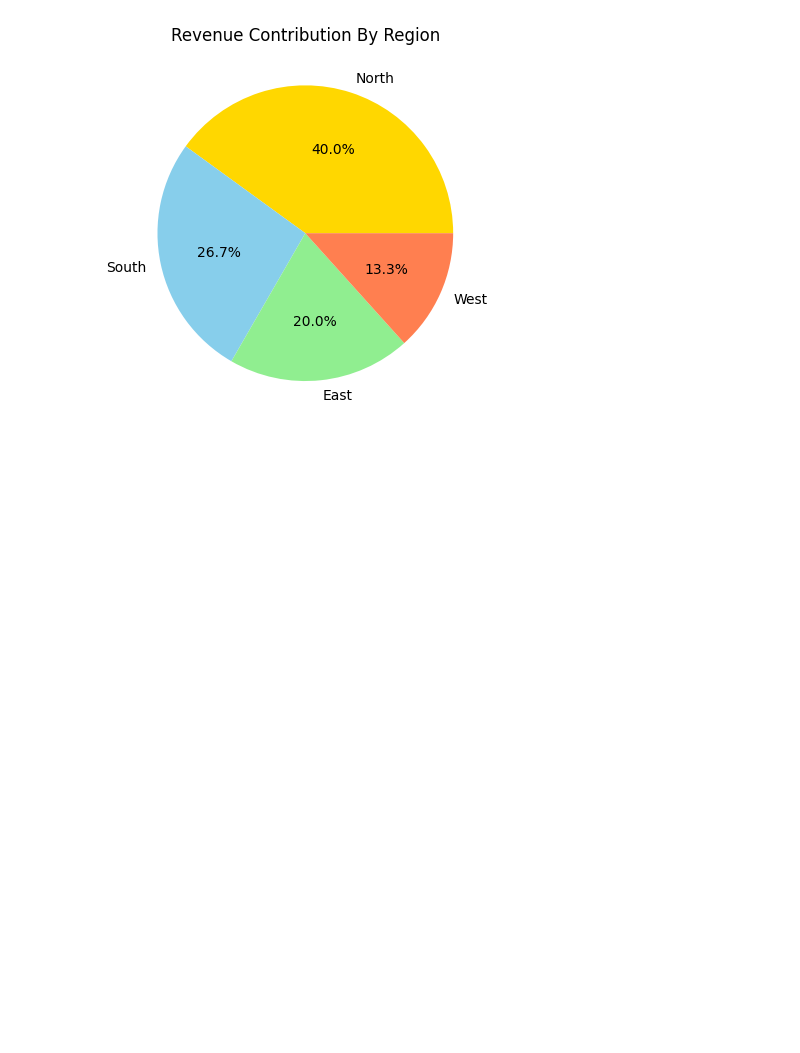
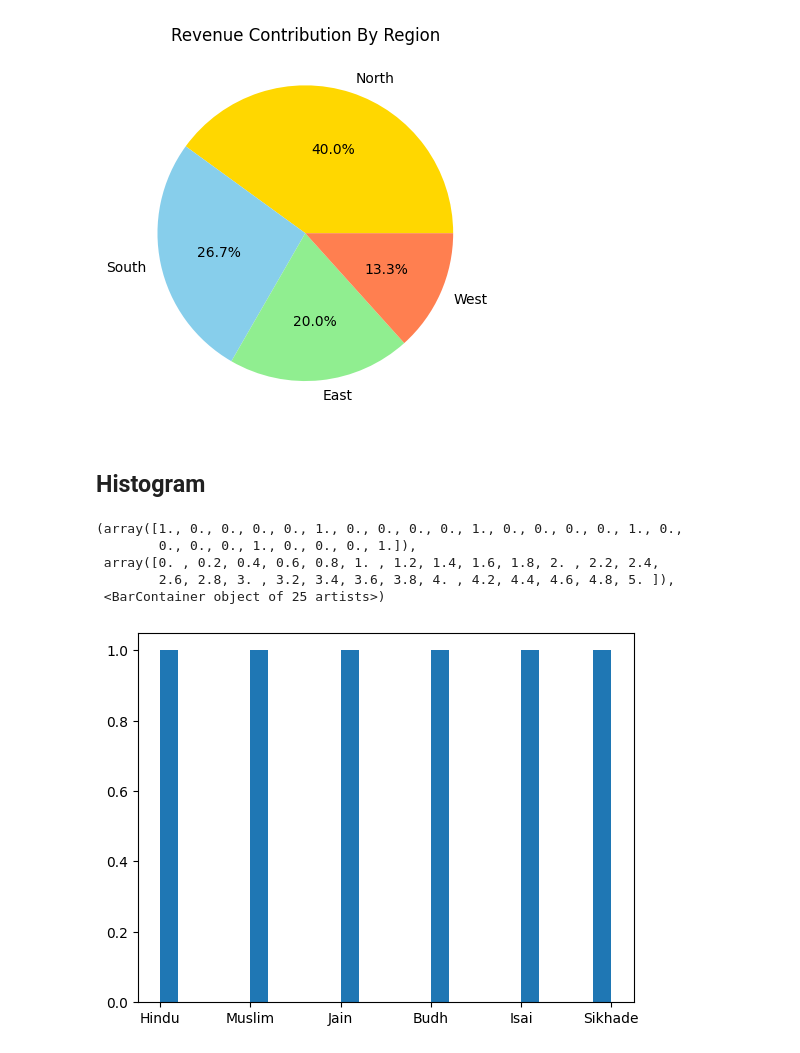
Before and after one commit to aryansapsod/python-, a Jupyter notebook: mlab.ipynb, the cells around one changed output. Cells and saved outputs as stored; diff of their text form; code cells hidden in the pictures; blank space fills up the shorter version.

Commit message:
histogram

```diff
--- a/mlab.ipynb
+++ b/mlab.ipynb
@@ -54,3 +54,17 @@ plt.title('Revenue Contribution By Region')
 # %% [output]
 Text(0.5, 1.0, 'Revenue Contribution By Region')
 [figure]
+# %% [markdown]
+## Histogram
+# %%
+import matplotlib.pyplot as plt
+cast =['Hindu','Muslim','Jain','Budh','Isai','Sikhade']
+cast_per =[75,15,0.25,2,0.23,7.52]
+plt.hist(cast,bins=25)
+# %% [output]
+(array([1., 0., 0., 0., 0., 1., 0., 0., 0., 0., 1., 0., 0., 0., 0., 1., 0.,
+        0., 0., 0., 1., 0., 0., 0., 1.]),
+ array([0. , 0.2, 0.4, 0.6, 0.8, 1. , 1.2, 1.4, 1.6, 1.8, 2. , 2.2, 2.4,
+        2.6, 2.8, 3. , 3.2, 3.4, 3.6, 3.8, 4. , 4.2, 4.4, 4.6, 4.8, 5. ]),
+ <BarContainer object of 25 artists>)
+[figure, added]
```
